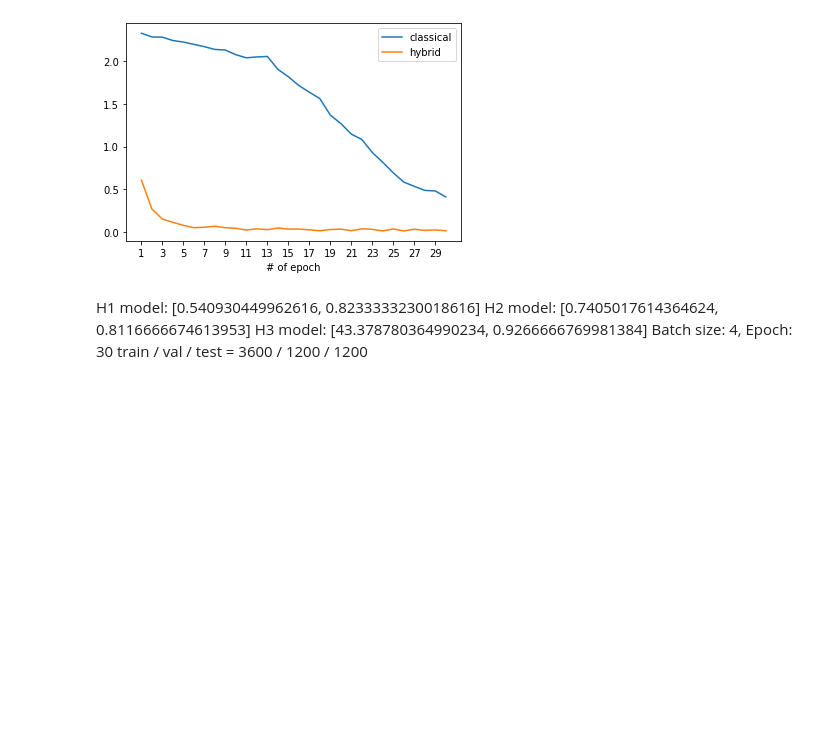
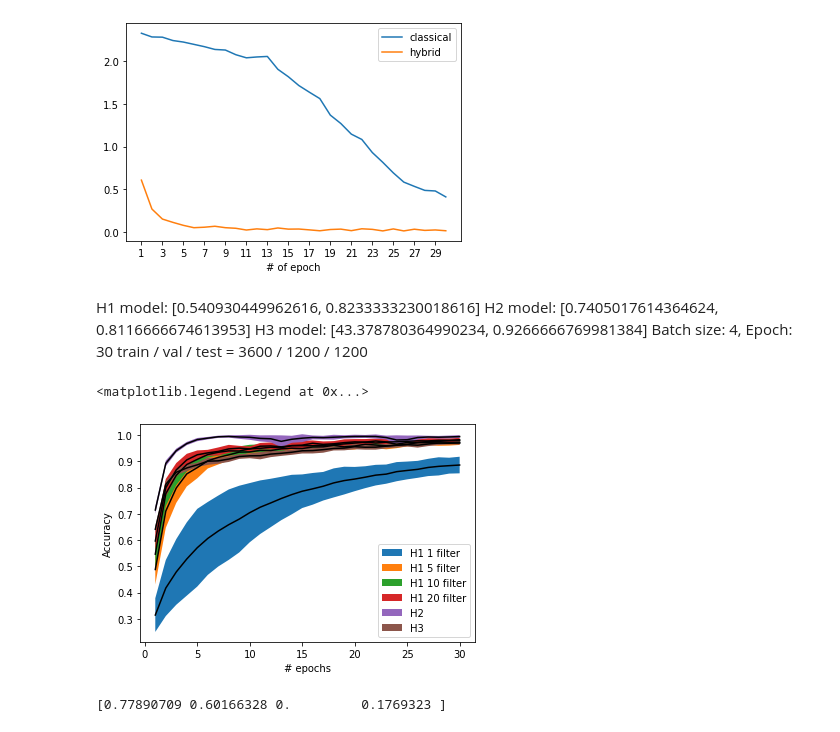
Before and after one commit to vutuanhai237/DynamicQNN, a Jupyter notebook: codes/plt_baseline.ipynb, the cells around one changed output. Saved outputs shown, nothing was run; the diff lists cells and outputs as text; code cells hidden in the pictures; blank space fills up the shorter version.

Commit message:
Update n filter results

```diff
--- a/codes/plt_baseline.ipynb
+++ b/codes/plt_baseline.ipynb
@@ -36,0 +32,21 @@ plt.fill_between(range(1, 31), np.mean(accs, axis = 0) - np.std(accs, axis = 0),
+# %%
+filters = [1, 5, 10, 20]
+
+for num_filter in filters:
+    accs_h1 = np.asarray(np.loadtxt('exps_mnist/h1_' + str(num_filter) + 'filter/h1history_accuracy.txt'))
+    plt.plot(range(1, 31), np.mean(accs_h1, axis = 0), 'k-')
+    plt.fill_between(range(1, 31), np.mean(accs_h1, axis = 0) - np.std(accs_h1, axis = 0), np.mean(accs_h1, axis = 0) + np.std(accs_h1, axis = 0), label = 'H1 ' + str(num_filter) +' filter')
+
+accs_h2 = np.asarray(np.loadtxt('exps_mnist/h2history_accuracy.txt'))
+plt.plot(range(1, 31), np.mean(accs_h2, axis = 0), 'k-')
+plt.fill_between(range(1, 31), np.mean(accs_h2, axis = 0) - np.std(accs_h2, axis = 0), np.mean(accs_h2, axis = 0) + np.std(accs_h2, axis = 0), label = 'H2')
+
+accs_h3 = np.asarray(np.loadtxt('exps_mnist/h3history_accuracy.txt'))
+plt.plot(range(1, 31), np.mean(accs_h3, axis = 0), 'k-')
+plt.fill_between(range(1, 31), np.mean(accs_h3, axis = 0) - np.std(accs_h3, axis = 0), np.mean(accs_h3, axis = 0) + np.std(accs_h3, axis = 0), label = 'H3')
+plt.xlabel('# epochs')
+plt.ylabel('Accuracy')
+plt.legend()
+# %% [output]
+<matplotlib.legend.Legend at 0x...>
+[figure, added]
@@ -45,3 +72,10 @@ plt.title('Accuracy and Loss')
 plt.xlabel('Epoch')
 plt.ylabel('Loss|Accuracy')
 plt.legend()
+# %%
+import qiskit, classical_part, numpy as np
+n = 2
+vector = [1/np.sqrt(2), 0, 0, 1/np.sqrt(2)]
+print(classical_part.quanvolutional(vector))
+# %% [output]
+[0.77890709 0.60166328 0.         0.1769323 ]
```
Also changed, not shown: parts of 3 cells of this notebook, 39 other files.
